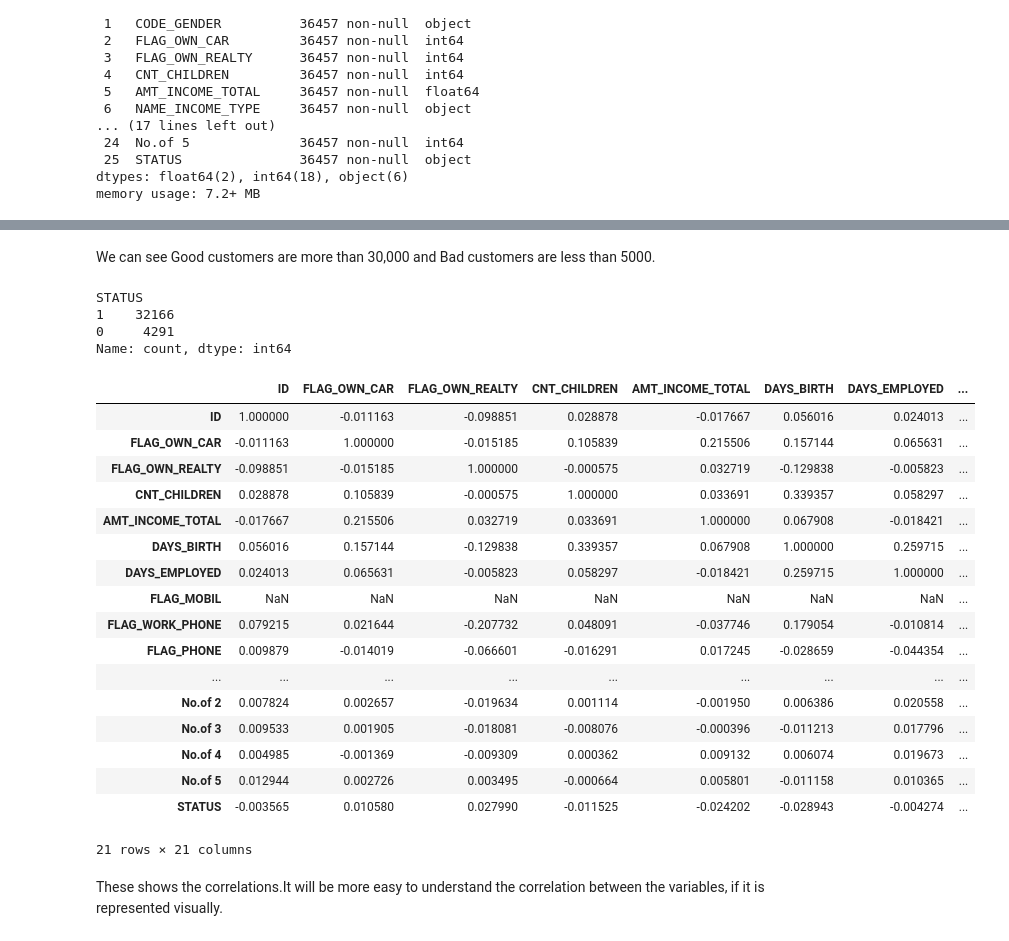
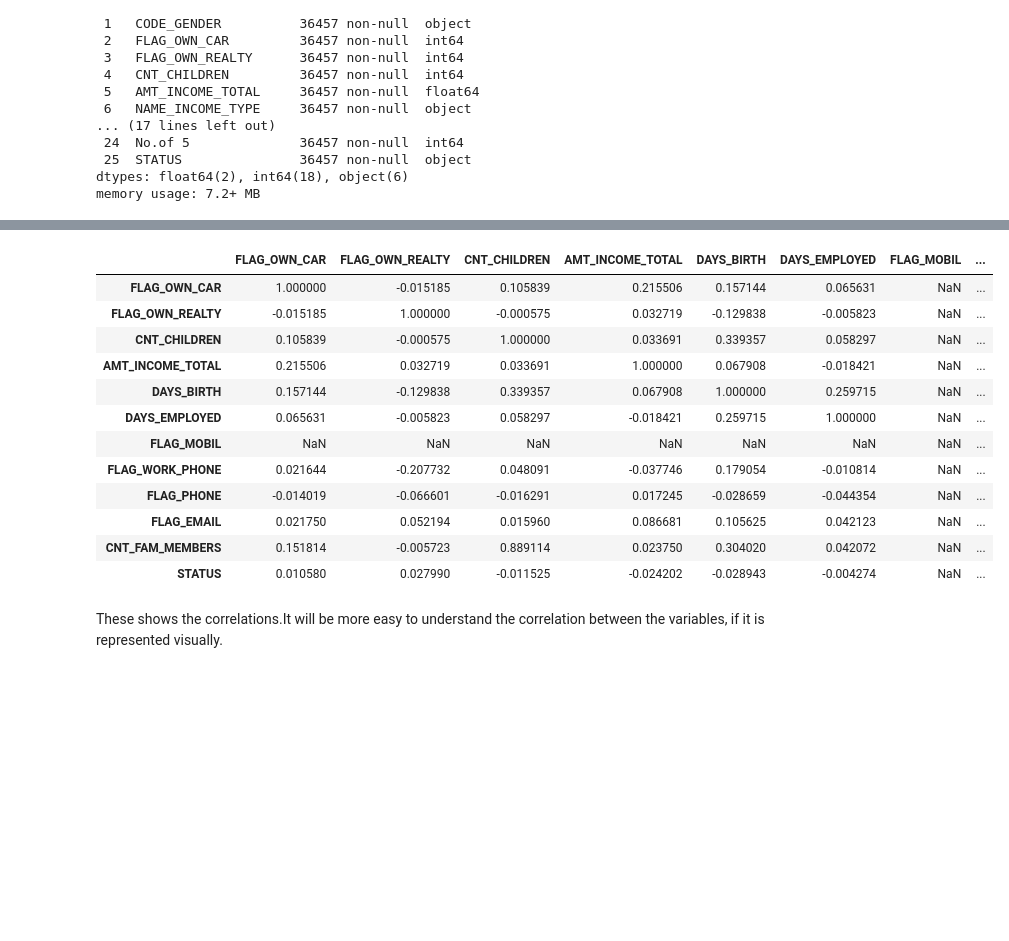
Before and after one commit to Gibi1997/Springboard-Project-Capstone-2, a Jupyter notebook: Exploratory Data Analysis.ipynb, the cells around one changed output, grey strips where cells are left out. Cells and saved outputs as stored; diff of their text form; code cells hidden in the pictures; blank space fills up the shorter version.

```diff
--- a/Exploratory Data Analysis.ipynb
+++ b/Exploratory Data Analysis.ipynb
@@ -59,3 +103,15 @@ df_applicant['STATUS'] = df_applicant['STATUS'].astype('int')
+# %%
+#To change data type to category
+df_applicant['NAME_EDUCATION_TYPE']=df_applicant['NAME_EDUCATION_TYPE'].astype('category')
+# %%
+#To change data type to category
+df_applicant['NAME_FAMILY_STATUS']=df_applicant['NAME_FAMILY_STATUS'].astype('category')
+# %%
+#To change data type to category
+df_applicant['NAME_HOUSING_TYPE']=df_applicant['NAME_HOUSING_TYPE'].astype('category')
+# %%
+#To change data type to category
+df_applicant['CODE_GENDER']=df_applicant['CODE_GENDER'].astype('category')
 # %%
 df_applicant.info()
 # %% [output]
@@ -85,36 +135,21 @@ array([[<Axes: title={'center': 'STATUS'}>]], dtype=object)
-# %% [markdown]
-We can see Good customers are more than 30,000 and Bad customers are less than 5000.
-# %%
-#To get the correct count of good and bad customers.
-df_applicant["STATUS"].value_counts(dropna=False)
-# %% [output]
-STATUS
-1    32166
-0     4291
-Name: count, dtype: int64
 # %%
-# Call the .corr() method on the wine dataset
-numeric_df_applicant=df_applicant.select_dtypes(include=['number'])
+# Call the .corr() method on the dataset
+numeric_df_applicant=df_applicant.select_dtypes(include=['number']).drop(columns=['ID'])
 numeric_df_applicant.corr()
 # %% [output]
-|  | ID | FLAG_OWN_CAR | FLAG_OWN_REALTY | CNT_CHILDREN | AMT_INCOME_TOTAL | DAYS_BIRTH | DAYS_EMPLOYED | ... |
-| ID | 1.000000 | -0.011163 | -0.098851 | 0.028878 | -0.017667 | 0.056016 | 0.024013 | ... |
-| FLAG_OWN_CAR | -0.011163 | 1.000000 | -0.015185 | 0.105839 | 0.215506 | 0.157144 | 0.065631 | ... |
-| FLAG_OWN_REALTY | -0.098851 | -0.015185 | 1.000000 | -0.000575 | 0.032719 | -0.129838 | -0.005823 | ... |
-| CNT_CHILDREN | 0.028878 | 0.105839 | -0.000575 | 1.000000 | 0.033691 | 0.339357 | 0.058297 | ... |
-| AMT_INCOME_TOTAL | -0.017667 | 0.215506 | 0.032719 | 0.033691 | 1.000000 | 0.067908 | -0.018421 | ... |
-| DAYS_BIRTH | 0.056016 | 0.157144 | -0.129838 | 0.339357 | 0.067908 | 1.000000 | 0.259715 | ... |
-| DAYS_EMPLOYED | 0.024013 | 0.065631 | -0.005823 | 0.058297 | -0.018421 | 0.259715 | 1.000000 | ... |
+|  | FLAG_OWN_CAR | FLAG_OWN_REALTY | CNT_CHILDREN | AMT_INCOME_TOTAL | DAYS_BIRTH | DAYS_EMPLOYED | FLAG_MOBIL | ... |
+| FLAG_OWN_CAR | 1.000000 | -0.015185 | 0.105839 | 0.215506 | 0.157144 | 0.065631 | NaN | ... |
+| FLAG_OWN_REALTY | -0.015185 | 1.000000 | -0.000575 | 0.032719 | -0.129838 | -0.005823 | NaN | ... |
+| CNT_CHILDREN | 0.105839 | -0.000575 | 1.000000 | 0.033691 | 0.339357 | 0.058297 | NaN | ... |
+| AMT_INCOME_TOTAL | 0.215506 | 0.032719 | 0.033691 | 1.000000 | 0.067908 | -0.018421 | NaN | ... |
+| DAYS_BIRTH | 0.157144 | -0.129838 | 0.339357 | 0.067908 | 1.000000 | 0.259715 | NaN | ... |
+| DAYS_EMPLOYED | 0.065631 | -0.005823 | 0.058297 | -0.018421 | 0.259715 | 1.000000 | NaN | ... |
 | FLAG_MOBIL | NaN | NaN | NaN | NaN | NaN | NaN | NaN | ... |
-| FLAG_WORK_PHONE | 0.079215 | 0.021644 | -0.207732 | 0.048091 | -0.037746 | 0.179054 | -0.010814 | ... |
-| FLAG_PHONE | 0.009879 | -0.014019 | -0.066601 | -0.016291 | 0.017245 | -0.028659 | -0.044354 | ... |
-| ... | ... | ... | ... | ... | ... | ... | ... | ... |
-| No.of 2 | 0.007824 | 0.002657 | -0.019634 | 0.001114 | -0.001950 | 0.006386 | 0.020558 | ... |
-| No.of 3 | 0.009533 | 0.001905 | -0.018081 | -0.008076 | -0.000396 | -0.011213 | 0.017796 | ... |
-| No.of 4 | 0.004985 | -0.001369 | -0.009309 | 0.000362 | 0.009132 | 0.006074 | 0.019673 | ... |
-| No.of 5 | 0.012944 | 0.002726 | 0.003495 | -0.000664 | 0.005801 | -0.011158 | 0.010365 | ... |
-| STATUS | -0.003565 | 0.010580 | 0.027990 | -0.011525 | -0.024202 | -0.028943 | -0.004274 | ... |
+| FLAG_WORK_PHONE | 0.021644 | -0.207732 | 0.048091 | -0.037746 | 0.179054 | -0.010814 | NaN | ... |
+| FLAG_PHONE | -0.014019 | -0.066601 | -0.016291 | 0.017245 | -0.028659 | -0.044354 | NaN | ... |
+| FLAG_EMAIL | 0.021750 | 0.052194 | 0.015960 | 0.086681 | 0.105625 | 0.042123 | NaN | ... |
+| CNT_FAM_MEMBERS | 0.151814 | -0.005723 | 0.889114 | 0.023750 | 0.304020 | 0.042072 | NaN | ... |
+| STATUS | 0.010580 | 0.027990 | -0.011525 | -0.024202 | -0.028943 | -0.004274 | NaN | ... |
-21 rows × 21 columns
 # %% [markdown]
 These shows the correlations.It will be more easy to understand the correlation between the variables, if it is represented visually.
 # %%
```
Also changed, not shown: parts of 39 cells of this notebook, 1 other file.
